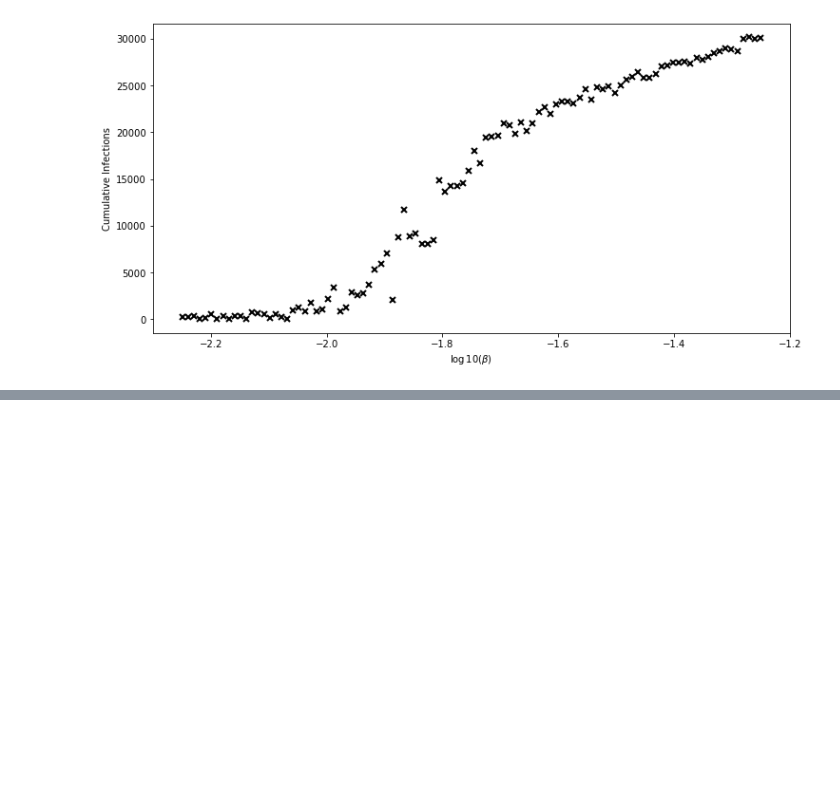
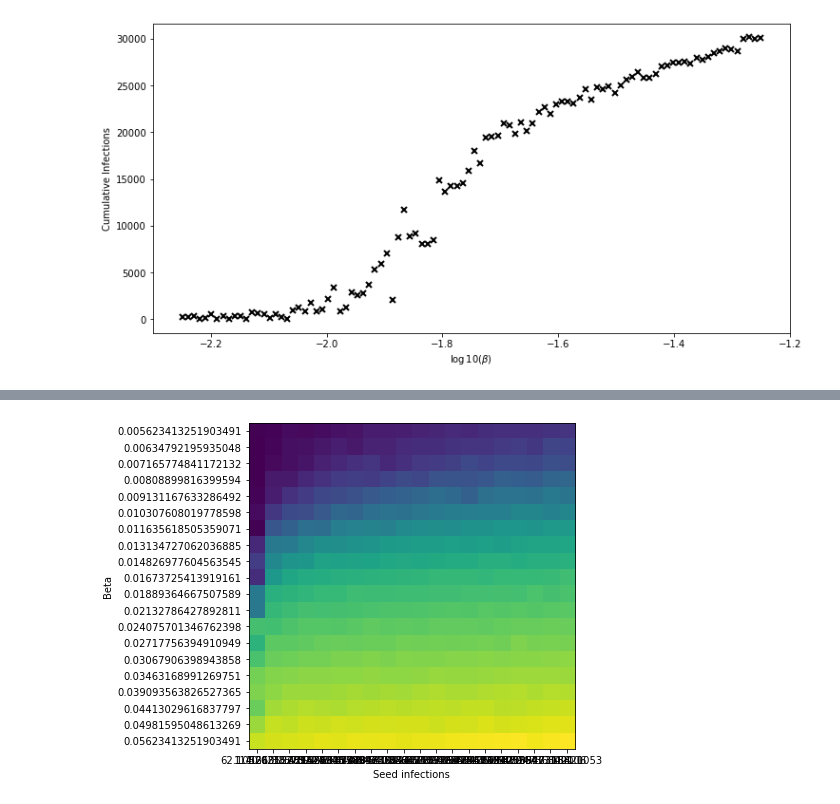
Before and after one commit to InstituteforDiseaseModeling/historymatching, a Jupyter notebook: doc/GenerateData.ipynb, the cells around one changed output, grey strips where cells are left out. Cells and saved outputs as stored; diff of their text form; code cells hidden in the pictures; blank space fills up the shorter version.

Commit message:
Creating a 2D sweep example

```diff
--- a/doc/GenerateData.ipynb
+++ b/doc/GenerateData.ipynb
@@ -72,0 +76,12 @@ ax.set_ylabel('Cumulative Infections');
+# %%
+betas = np.logspace(-2.25, -1.25, 20)
+pop_infs = np.linspace(10, 1000, 20)
+
+z = list(it.product(betas, pop_infs))
+
+sims = []
+for i, (beta, pop_inf) in enumerate(z):
+    sim = cv.Sim(beta=beta, pop_infected=pop_inf, rand_seed=i, label=f'Beta = {beta}, Seeds = {pop_inf}')
+    sims.append(sim)
+msim = cv.MultiSim(sims, reseed=True)
+msim.run()
@@ -72,0 +107,18 @@ ax.set_ylabel('Cumulative Infections');
+# %%
+X1 = np.array(np.log10([s.pars['beta'] for s in msim.sims]))
+X2 = np.array([s.pars['pop_infected'] for s in msim.sims])
+Y = np.array([s.results['cum_infections'][-1] for s in msim.sims])
+
+df = pd.DataFrame({'log_beta': X1, 'pop_infected': X2, 'cum_inf': Y})
+df.to_csv('sweep_beta_popinf.csv')
+
+dfp = df.set_index(['log_beta', 'pop_infected']).unstack('pop_infected')
+display(dfp)
+plt.imshow(dfp)
+
+plt.xlabel('Seed infections');
+plt.xticks(ticks=range(len(pop_infs)), labels=pop_infs);
+
+plt.ylabel('Beta')
+plt.yticks(ticks=range(len(betas)), labels=betas);
+# %% [output]
@@ -72,0 +144 @@ ax.set_ylabel('Cumulative Infections');
+[figure, added]
```
Also changed, not shown: parts of 7 cells of this notebook, 2 other files.
